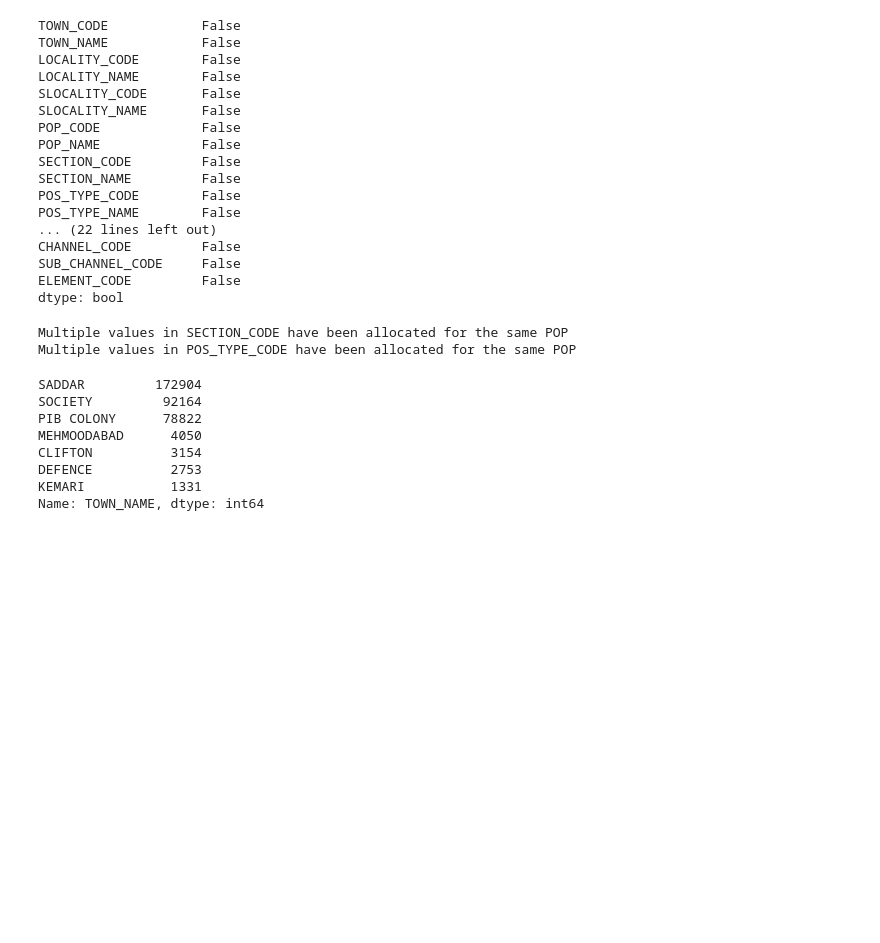
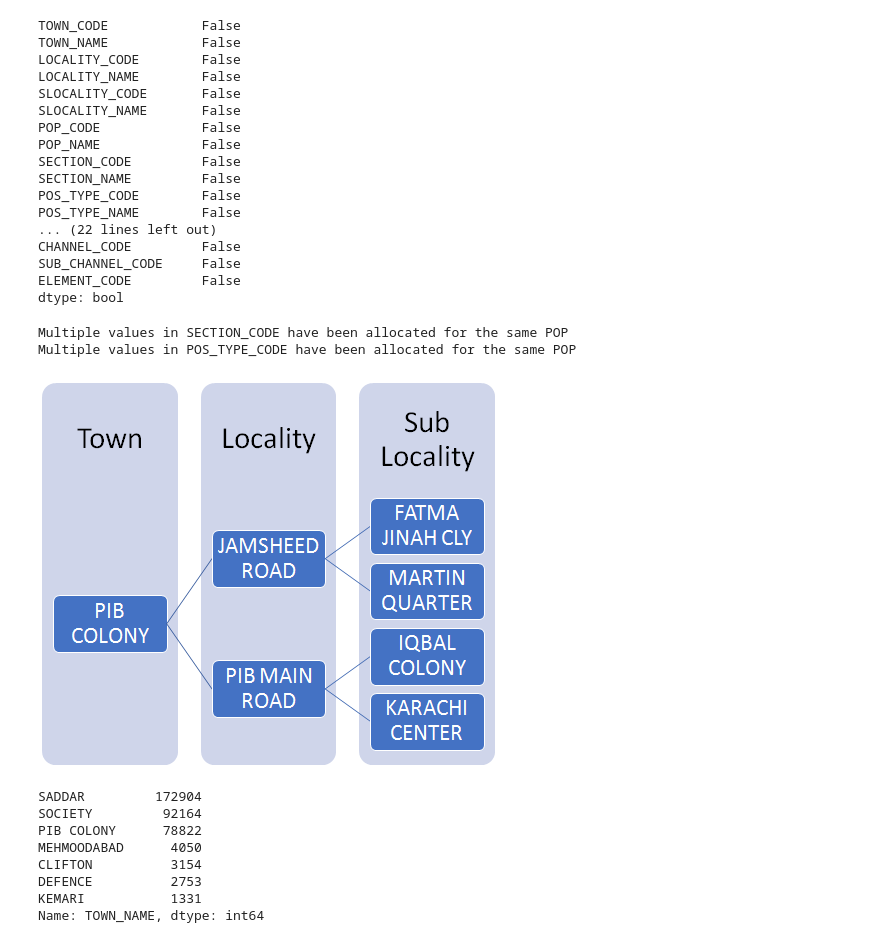
Before and after one commit to danishdata/ids-notebooks, a Jupyter notebook: Descriptive Statistics (Danish).ipynb, the cells around one changed output. Cells and saved outputs as stored; diff of their text form; code cells hidden in the pictures; blank space fills up the shorter version.

```diff
--- a/Descriptive Statistics (Danish).ipynb
+++ b/Descriptive Statistics (Danish).ipynb
@@ -129,6 +146,10 @@ for field in ['TOWN_CODE', 'LOCALITY_CODE', 'SLOCALITY_CODE', 'SECTION_CODE', 'P
 # %% [output]
 Multiple values in SECTION_CODE have been allocated for the same POP
 Multiple values in POS_TYPE_CODE have been allocated for the same POP
+# %%
+Image('%s/static/GEO HIERARCHY.png'%BASE_DIR)
+# %% [output]
+[figure, added]
 # %%
 df['TOWN_NAME'].value_counts()
 # %% [output]
```
Also changed, not shown: parts of 26 cells of this notebook, 2 other files.
